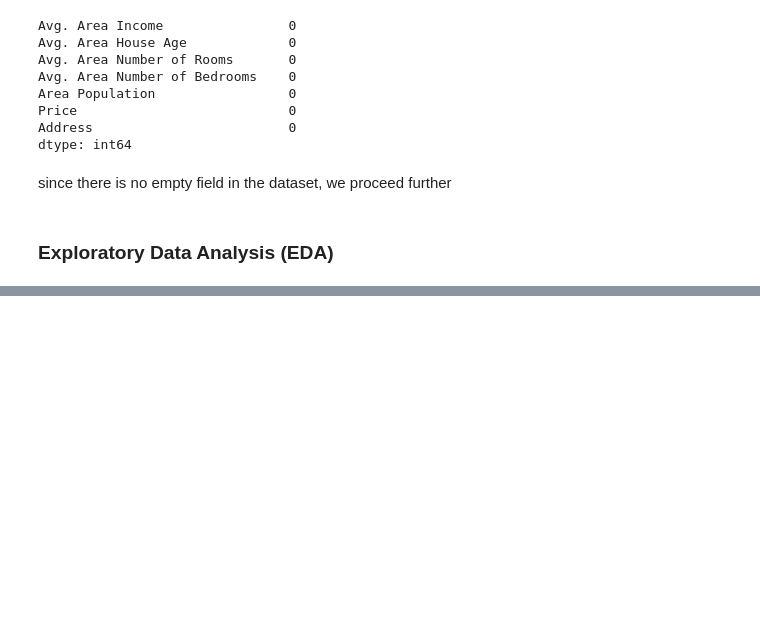
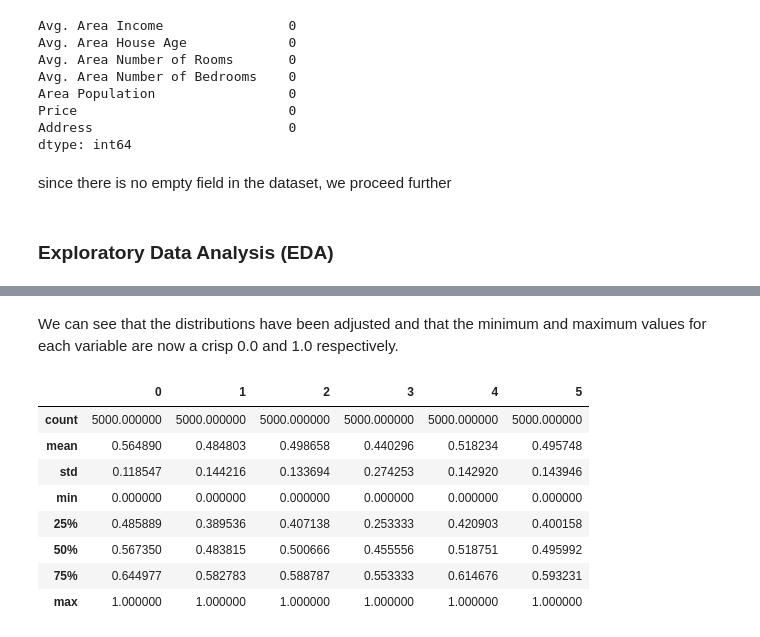
Before and after one commit to odara-rapheal/Weekly-ML-Code-Project-003-Regression-, a Jupyter notebook: Weekly ML Code Project 003 (Regression).ipynb, the cells around one changed output, grey strips where cells are left out. Cells and saved outputs as stored; diff of their text form; code cells hidden in the pictures; blank space fills up the shorter version.

```diff
--- a/Weekly ML Code Project 003 (Regression).ipynb
+++ b/Weekly ML Code Project 003 (Regression).ipynb
@@ -91,0 +127,16 @@ sns.pairplot(USA_Housing)
+# %% [markdown]
+We can see that the distributions have been adjusted and that the minimum and maximum values for each variable are now a crisp 0.0 and 1.0 respectively.
+# %%
+# summarizing the dataset
+
+scaled_dataset.describe()
+# %% [output]
+|  | 0 | 1 | 2 | 3 | 4 | 5 |
+| count | 5000.000000 | 5000.000000 | 5000.000000 | 5000.000000 | 5000.000000 | 5000.000000 |
+| mean | 0.564890 | 0.484803 | 0.498658 | 0.440296 | 0.518234 | 0.495748 |
+| std | 0.118547 | 0.144216 | 0.133694 | 0.274253 | 0.142920 | 0.143946 |
+| min | 0.000000 | 0.000000 | 0.000000 | 0.000000 | 0.000000 | 0.000000 |
+| 25% | 0.485889 | 0.389536 | 0.407138 | 0.253333 | 0.420903 | 0.400158 |
+| 50% | 0.567350 | 0.483815 | 0.500666 | 0.455556 | 0.518751 | 0.495992 |
+| 75% | 0.644977 | 0.582783 | 0.588787 | 0.553333 | 0.614676 | 0.593231 |
+| max | 1.000000 | 1.000000 | 1.000000 | 1.000000 | 1.000000 | 1.000000 |
```
Also changed, not shown: parts of 11 cells of this notebook.
